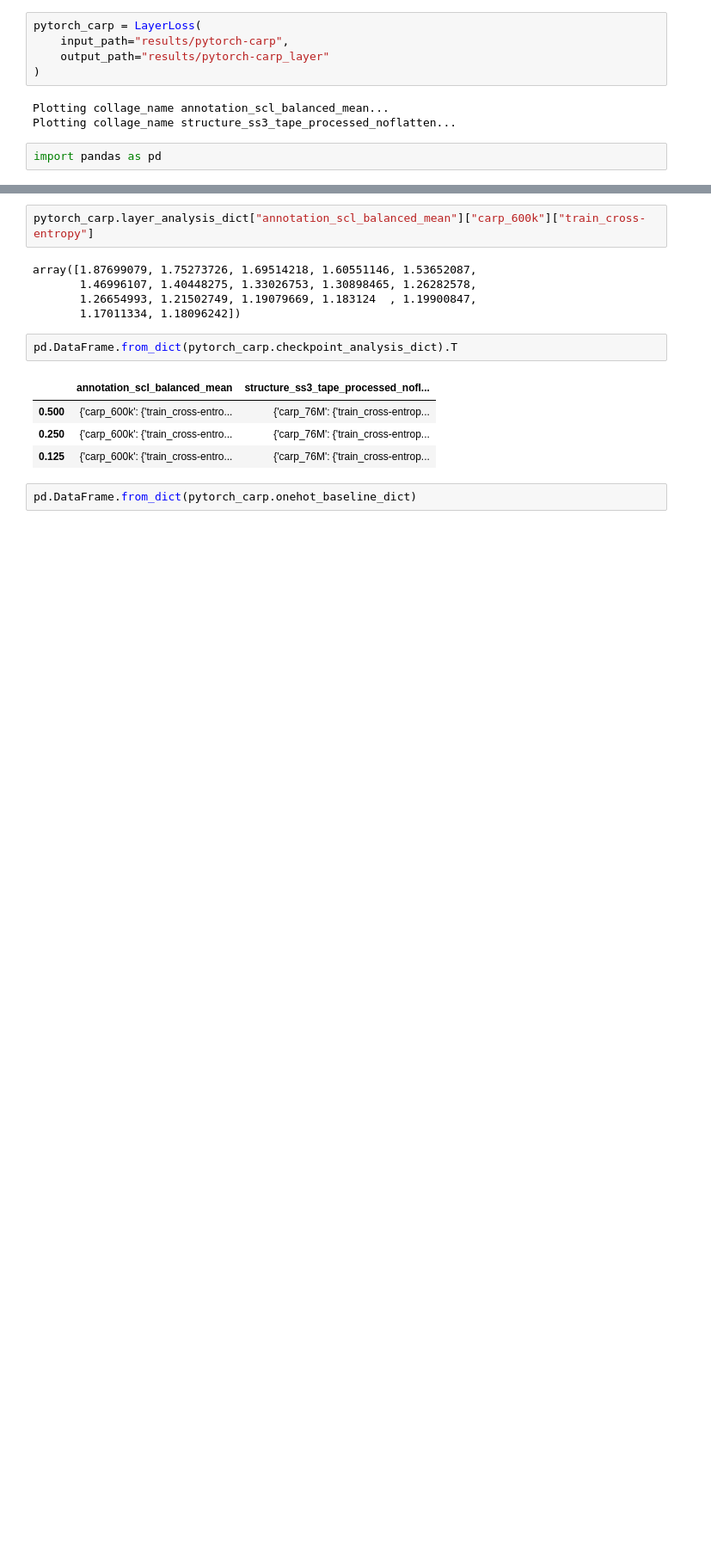
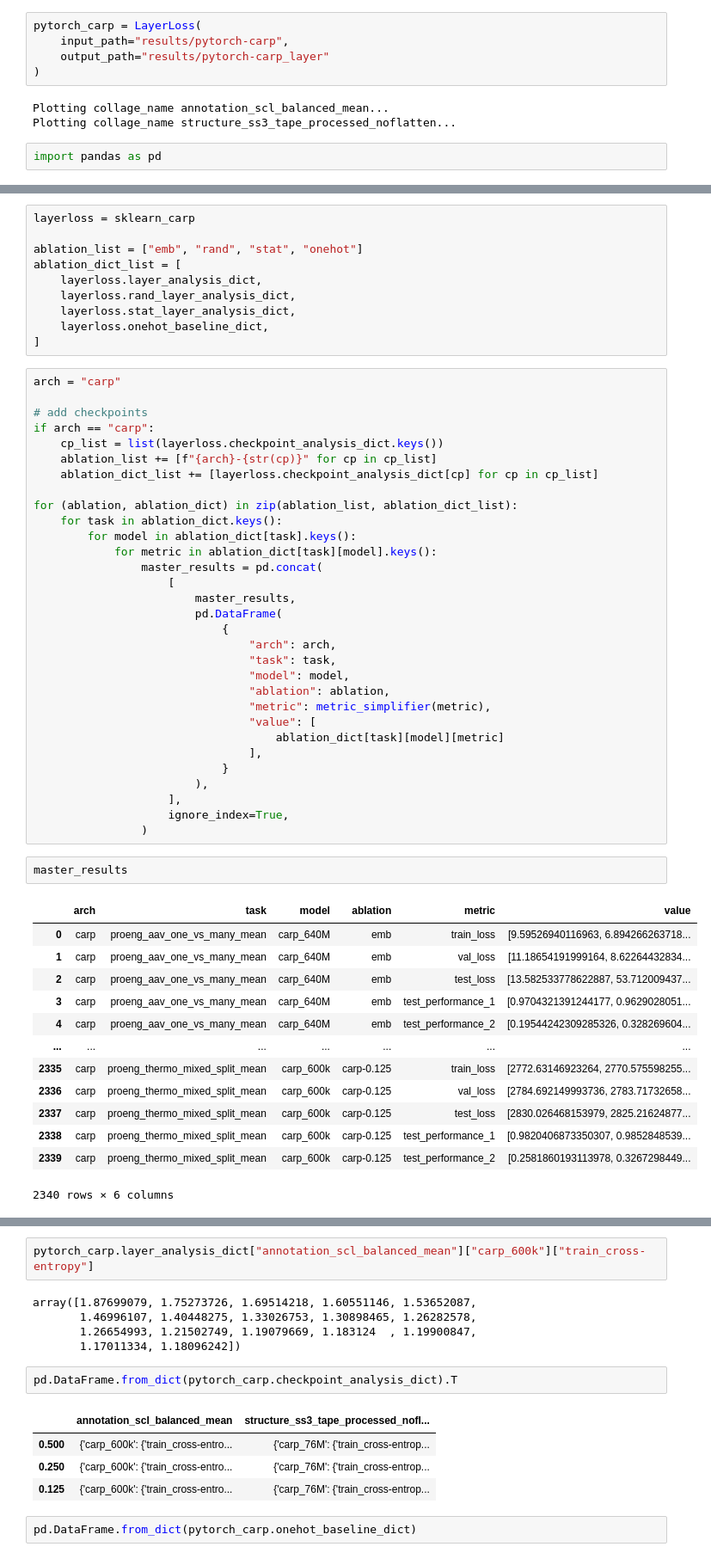
Before and after one commit to microsoft/protein-transfer, a Jupyter notebook: sandbox/results_reorg.ipynb, the cells around one changed output, grey strips where cells are left out. Shown at 86% size. Drawn from its saved outputs; the diff is of its cells as text; blank space fills up the shorter version.

Commit message:
comb all results

```diff
--- a/sandbox/results_reorg.ipynb
+++ b/sandbox/results_reorg.ipynb
@@ -38 +87,58 @@ defaultdict(dict,
+# %%
+layerloss = sklearn_carp
+
+ablation_list = ["emb", "rand", "stat", "onehot"]
+ablation_dict_list = [
+    layerloss.layer_analysis_dict,
+    layerloss.rand_layer_analysis_dict,
+    layerloss.stat_layer_analysis_dict,
+    layerloss.onehot_baseline_dict,
+]
+# %%
+arch = "carp"
+
+# add checkpoints
+if arch == "carp":
+    cp_list = list(layerloss.checkpoint_analysis_dict.keys())
+    ablation_list += [f"{arch}-{str(cp)}" for cp in cp_list]
+    ablation_dict_list += [layerloss.checkpoint_analysis_dict[cp] for cp in cp_list]
+
+for (ablation, ablation_dict) in zip(ablation_list, ablation_dict_list):
+    for task in ablation_dict.keys():
+        for model in ablation_dict[task].keys():
+            for metric in ablation_dict[task][model].keys():
+                master_results = pd.concat(
+                    [
+                        master_results,
+                        pd.DataFrame(
+                            {
+                                "arch": arch,
+                                "task": task,
+                                "model": model,
+                                "ablation": ablation,
+                                "metric": metric_simplifier(metric),
+                                "value": [
+                                    ablation_dict[task][model][metric]
+                                ],
+                            }
+                        ),
+                    ],
+                    ignore_index=True,
+                )
+# %%
+master_results
+# %% [output]
+|  | arch | task | model | ablation | metric | value |
+| 0 | carp | proeng_aav_one_vs_many_mean | carp_640M | emb | train_loss | [9.59526940116963, 6.894266263718... |
+| 1 | carp | proeng_aav_one_vs_many_mean | carp_640M | emb | val_loss | [11.18654191999164, 8.62264432834... |
+| 2 | carp | proeng_aav_one_vs_many_mean | carp_640M | emb | test_loss | [13.582533778622887, 53.712009437... |
+| 3 | carp | proeng_aav_one_vs_many_mean | carp_640M | emb | test_performance_1 | [0.9704321391244177, 0.9629028051... |
+| 4 | carp | proeng_aav_one_vs_many_mean | carp_640M | emb | test_performance_2 | [0.19544242309285326, 0.328269604... |
+| ... | ... | ... | ... | ... | ... | ... |
+| 2335 | carp | proeng_thermo_mixed_split_mean | carp_600k | carp-0.125 | train_loss | [2772.63146923264, 2770.575598255... |
+| 2336 | carp | proeng_thermo_mixed_split_mean | carp_600k | carp-0.125 | val_loss | [2784.692149993736, 2783.71732658... |
+| 2337 | carp | proeng_thermo_mixed_split_mean | carp_600k | carp-0.125 | test_loss | [2830.026468153979, 2825.21624877... |
+| 2338 | carp | proeng_thermo_mixed_split_mean | carp_600k | carp-0.125 | test_performance_1 | [0.9820406873350307, 0.9852848539... |
+| 2339 | carp | proeng_thermo_mixed_split_mean | carp_600k | carp-0.125 | test_performance_2 | [0.2581860193113978, 0.3267298449... |
+2340 rows × 6 columns
 # %%
```
Also changed, not shown: parts of 11 cells of this notebook, 4 other files.
